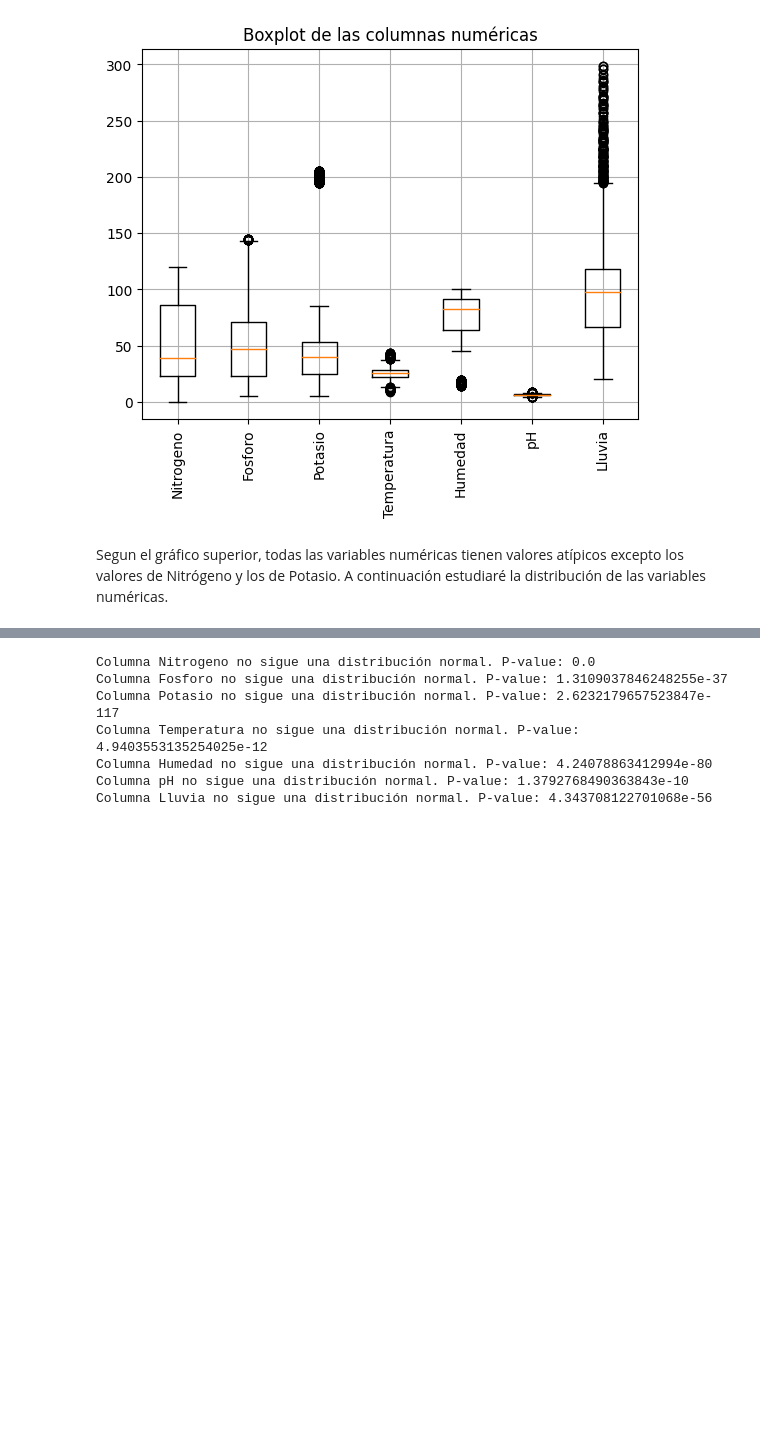
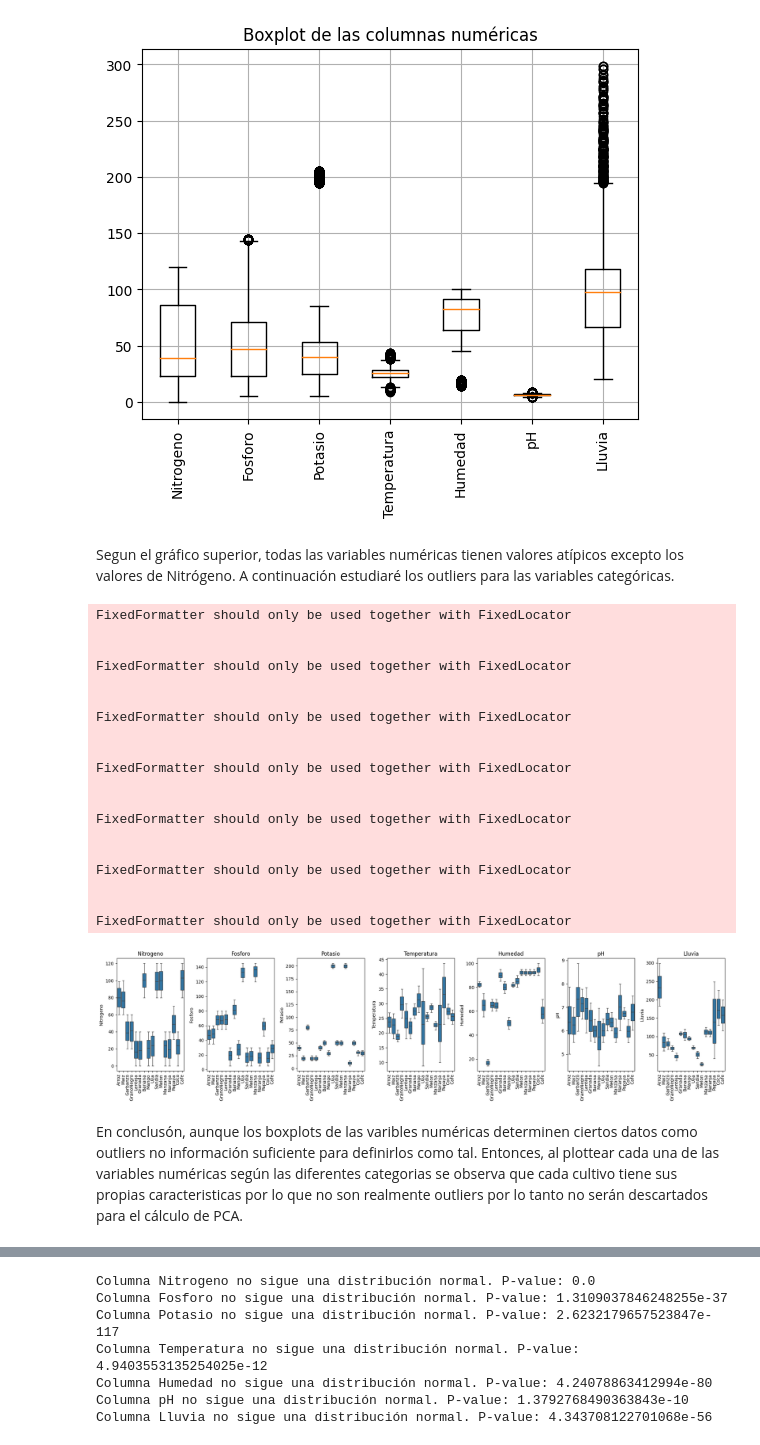
Before and after one commit to itssofiarce/MINERIA, a Jupyter notebook: tp1_2024/TP1_Mineria_Arce.ipynb, the cells around one changed output, grey strips where cells are left out. Cells and saved outputs as stored; diff of their text form; code cells hidden in the pictures; blank space fills up the shorter version.

```diff
--- a/tp1_2024/TP1_Mineria_Arce.ipynb
+++ b/tp1_2024/TP1_Mineria_Arce.ipynb
@@ -149,4 +151,41 @@ plt.show()
 # %% [output]
 [figure]
 # %% [markdown]
-Segun el gráfico superior, todas las variables numéricas tienen valores atípicos excepto los valores de Nitrógeno y los de Potasio. A continuación estudiaré la distribución de las variables numéricas.
+Segun el gráfico superior, todas las variables numéricas tienen valores atípicos excepto los valores de Nitrógeno. A continuación estudiaré los outliers para las variables categóricas.
+# %%
+num_vars = len(data.columns[:-1])
+fig, axes = plt.subplots(nrows=1, ncols=num_vars, figsize=(20, 5))
+
+# Iterar sobre las variables numéricas
+for i, col in enumerate(data.columns[:-1]):
+    sns.boxplot(x='Cultivo', y=col, data=data, ax=axes[i])
+    axes[i].set_title(col)
+    axes[i].set_xlabel('')
+    axes[i].set_xticklabels(axes[i].get_xticklabels(), rotation=90)
+
+
+plt.tight_layout()
+plt.show()
+# %% [output]
+FixedFormatter should only be used together with FixedLocator
+
+
+FixedFormatter should only be used together with FixedLocator
+
+
+FixedFormatter should only be used together with FixedLocator
+
+
+FixedFormatter should only be used together with FixedLocator
+
+
+FixedFormatter should only be used together with FixedLocator
+
+
+FixedFormatter should only be used together with FixedLocator
+
+
+FixedFormatter should only be used together with FixedLocator
+[figure, added]
+# %% [markdown]
+En conclusón, aunque los boxplots de las varibles numéricas determinen ciertos datos como outliers no información suficiente para definirlos como tal. Entonces, al plottear cada una de las variables numéricas según las diferentes categorias se observa que cada cultivo tiene sus propias caracteristicas por lo que no son realmente outliers por lo tanto no serán descartados para el cálculo de PCA.
```
Also changed, not shown: parts of 71 cells of this notebook.
